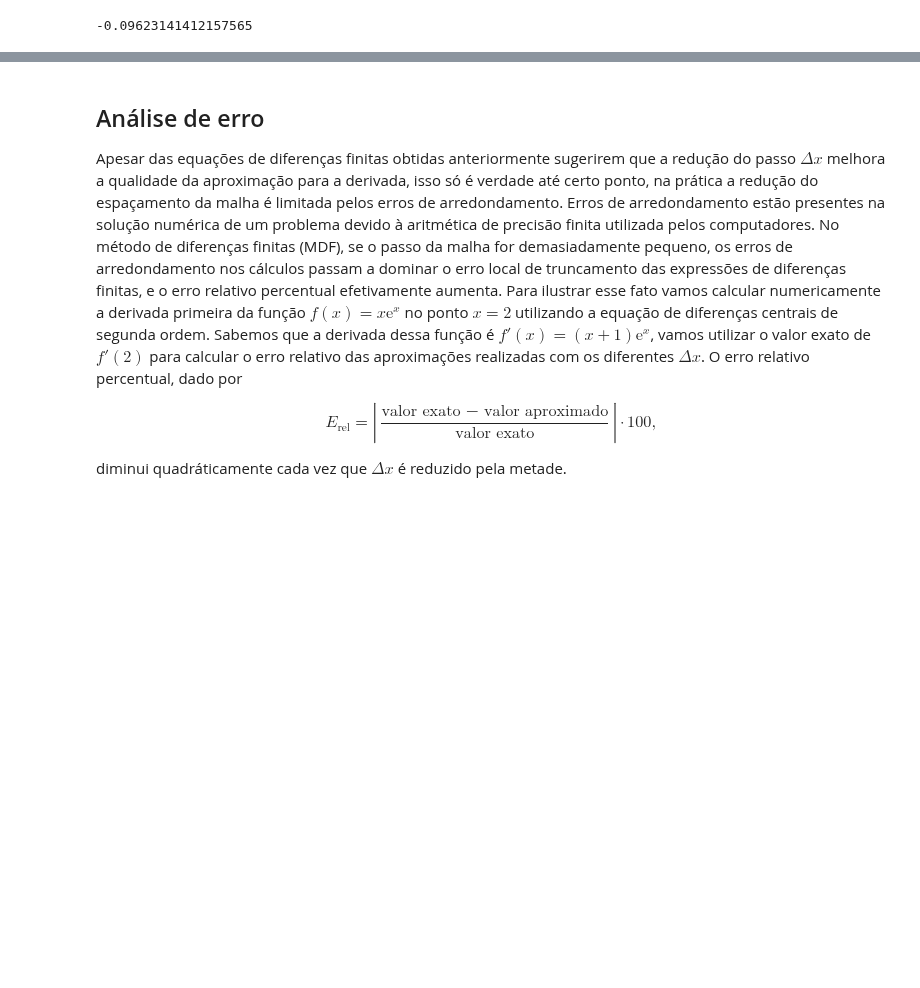
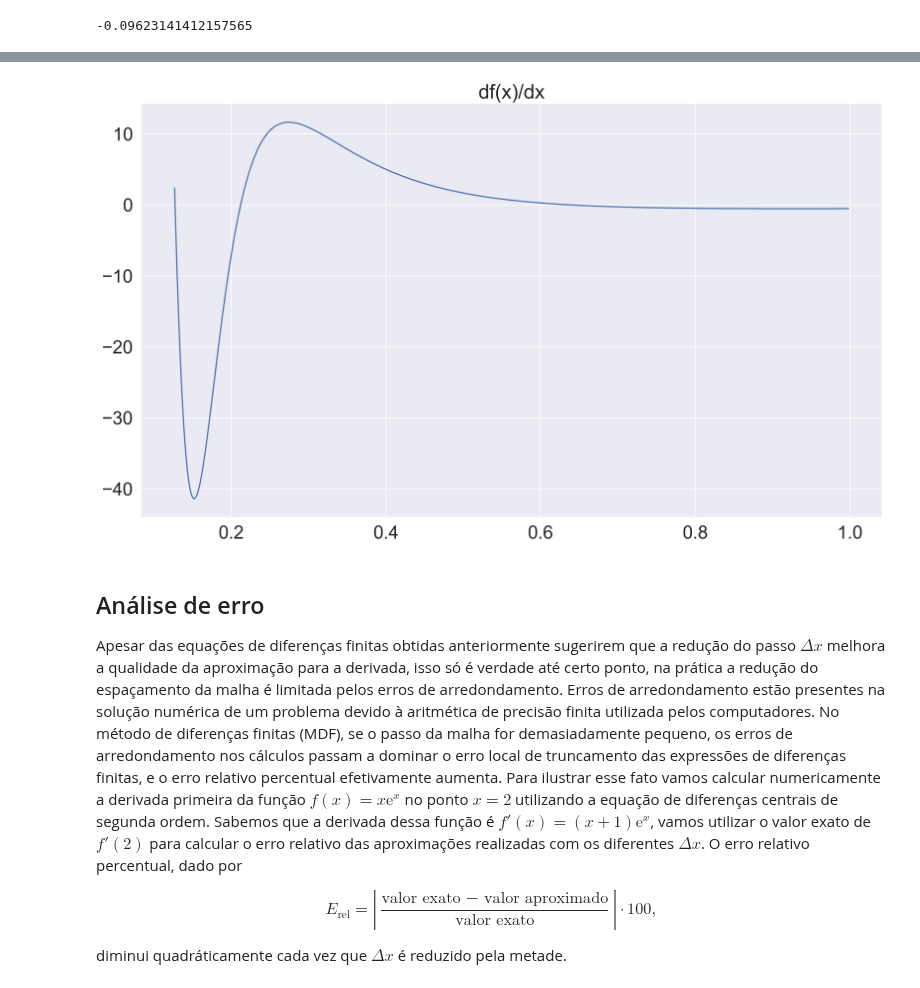
Before and after one commit to bgeneto/MCA, a Jupyter notebook: notebooks/mca08.ipynb, the cells around one changed output, grey strips where cells are left out. Cells and saved outputs as stored; diff of their text form; code cells hidden in the pictures; blank space fills up the shorter version.

```diff
--- a/notebooks/mca08.ipynb
+++ b/notebooks/mca08.ipynb
@@ -291,7 +300,12 @@ fig.show()
 # %%
 dyi = high_order_discrete(xi, yi)
-fig = px.line(x=xi[2:-2], y=dyi, title='df(x)/dx')
-fig.show()
+
+fig, ax = plt.subplots(figsize=(16,9), dpi=300)
+plt.plot(xi[2:-2], dyi)
+plt.title("df(x)/dx")
+plt.show()
+# %% [output]
+[figure, added]
 # %% [markdown]
 ## Análise de erro
 
```
Also changed, not shown: parts of 3 cells of this notebook.
